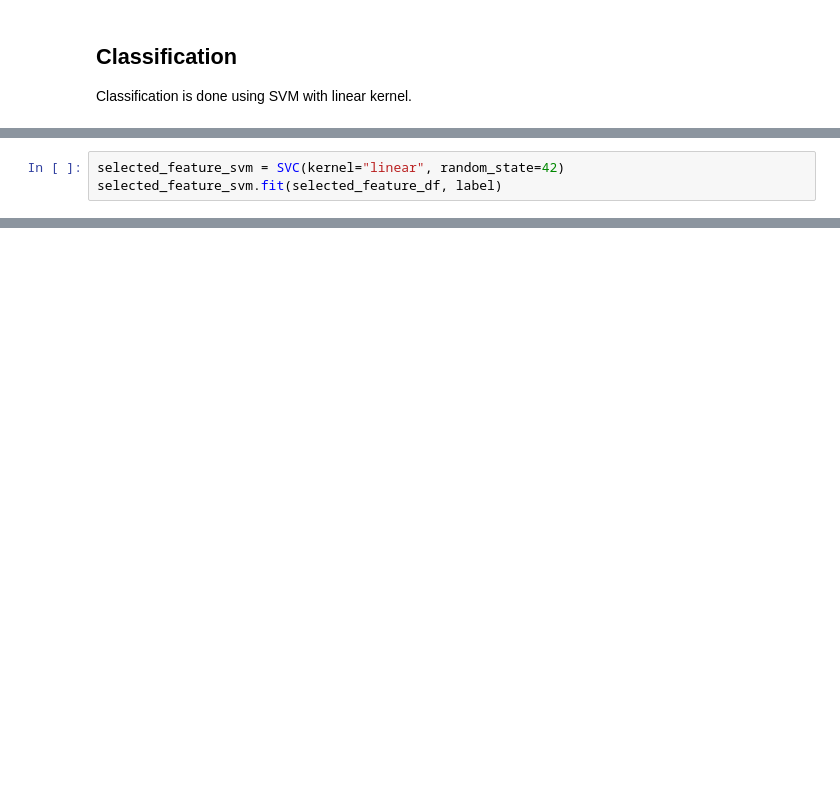
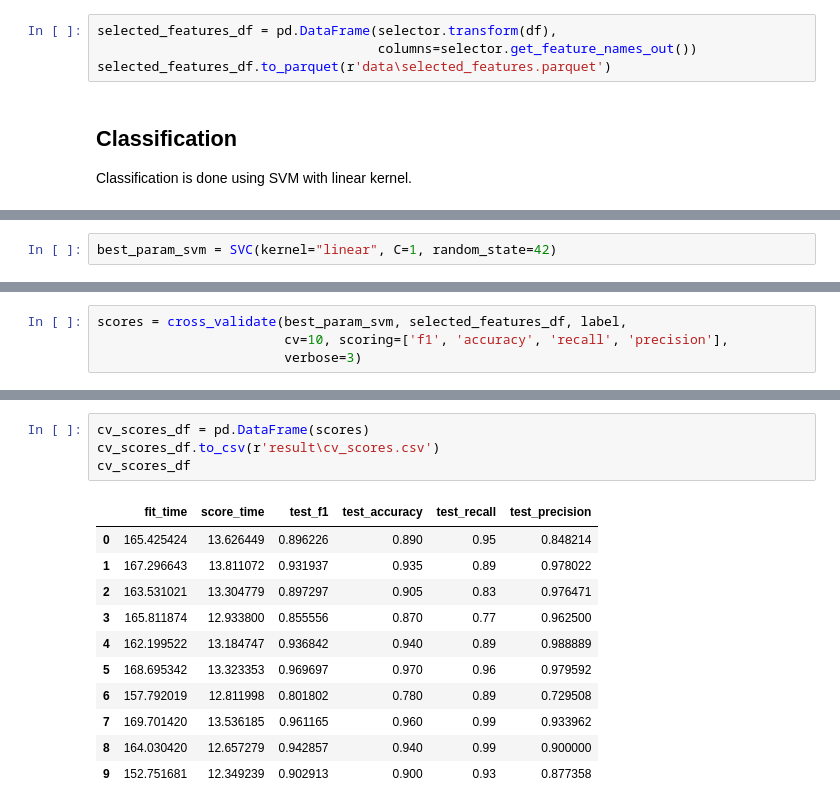
Before and after one commit to zeerafle/oil-palm-stem, a Jupyter notebook: skripsi.ipynb, the cells around one changed output, grey strips where cells are left out. Saved outputs shown, nothing was run; the diff lists cells and outputs as text; blank space fills up the shorter version.

```diff
--- a/skripsi.ipynb
+++ b/skripsi.ipynb
@@ -93,3 +85,7 @@ selected_feature_df.head()
+# %%
+selected_features_df = pd.DataFrame(selector.transform(df),
+                                    columns=selector.get_feature_names_out())
+selected_features_df.to_parquet(r'data\selected_features.parquet')
 # %% [markdown]
 ## Classification
 
@@ -99,3 +92,0 @@ Classification is done using SVM with linear kernel.
-# %%
-selected_feature_svm = SVC(kernel="linear", random_state=42)
-selected_feature_svm.fit(selected_feature_df, label)
@@ -117,0 +135,2 @@ result = cross_validate(svm, X=selected_feature_df,
+# %%
+best_param_svm = SVC(kernel="linear", C=1, random_state=42)
@@ -117,0 +143,4 @@ result = cross_validate(svm, X=selected_feature_df,
+# %%
+scores = cross_validate(best_param_svm, selected_features_df, label,
+                        cv=10, scoring=['f1', 'accuracy', 'recall', 'precision'],
+                        verbose=3)
@@ -117,0 +158,16 @@ result = cross_validate(svm, X=selected_feature_df,
+# %%
+cv_scores_df = pd.DataFrame(scores)
+cv_scores_df.to_csv(r'result\cv_scores.csv')
+cv_scores_df
+# %% [output]
+|  | fit_time | score_time | test_f1 | test_accuracy | test_recall | test_precision |
+| 0 | 165.425424 | 13.626449 | 0.896226 | 0.890 | 0.95 | 0.848214 |
+| 1 | 167.296643 | 13.811072 | 0.931937 | 0.935 | 0.89 | 0.978022 |
+| 2 | 163.531021 | 13.304779 | 0.897297 | 0.905 | 0.83 | 0.976471 |
+| 3 | 165.811874 | 12.933800 | 0.855556 | 0.870 | 0.77 | 0.962500 |
+| 4 | 162.199522 | 13.184747 | 0.936842 | 0.940 | 0.89 | 0.988889 |
+| 5 | 168.695342 | 13.323353 | 0.969697 | 0.970 | 0.96 | 0.979592 |
+| 6 | 157.792019 | 12.811998 | 0.801802 | 0.780 | 0.89 | 0.729508 |
+| 7 | 169.701420 | 13.536185 | 0.961165 | 0.960 | 0.99 | 0.933962 |
+| 8 | 164.030420 | 12.657279 | 0.942857 | 0.940 | 0.99 | 0.900000 |
+| 9 | 152.751681 | 12.349239 | 0.902913 | 0.900 | 0.93 | 0.877358 |
```
Also changed, not shown: parts of 20 cells of this notebook, 1 other file.
